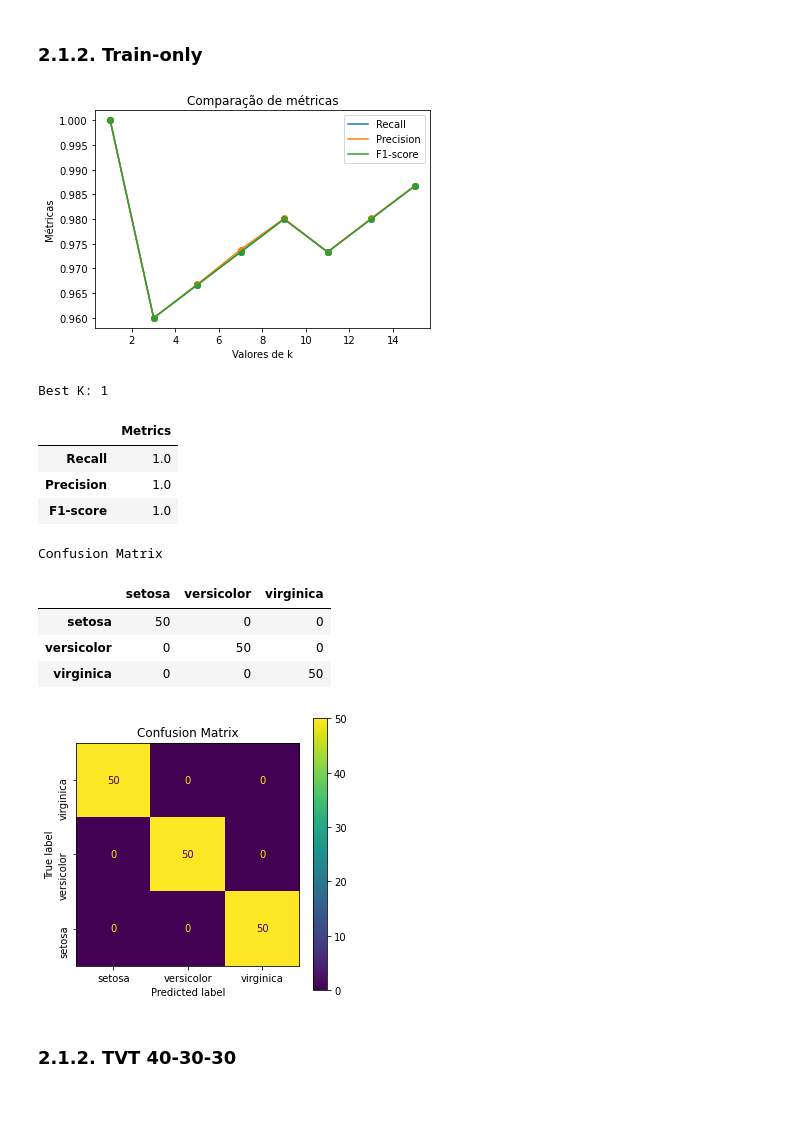
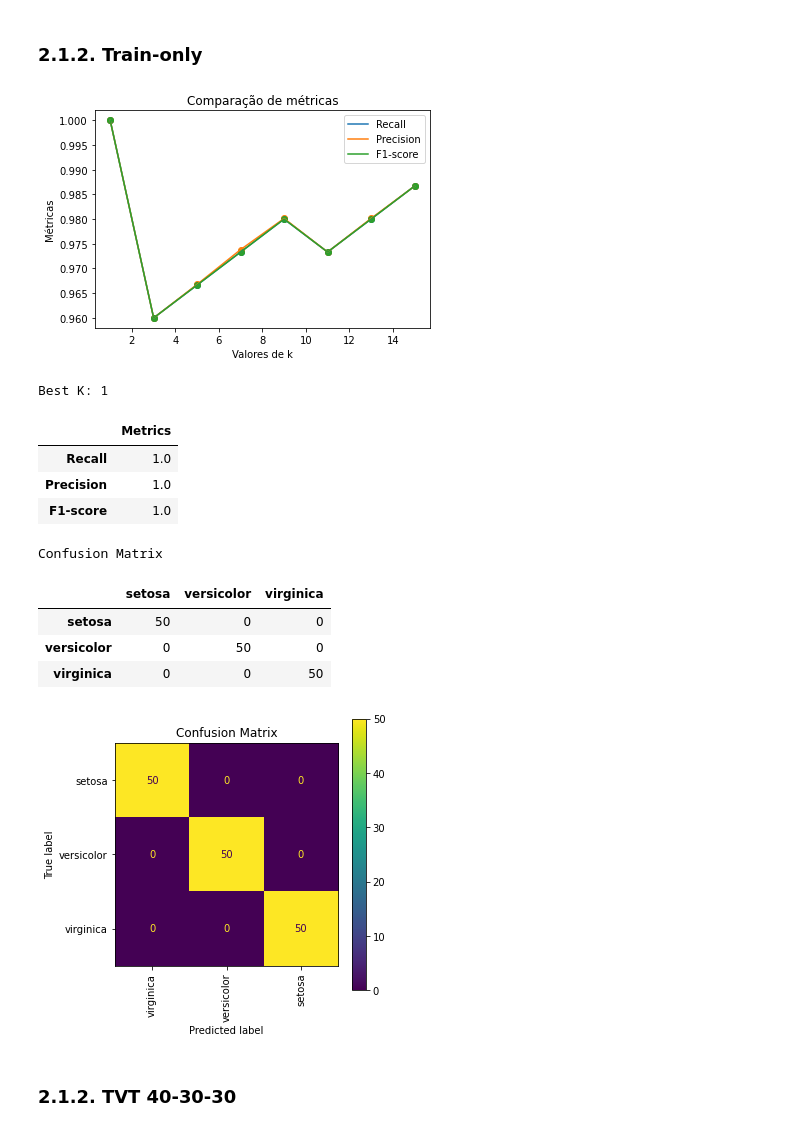
Before and after one commit to patii01/TCD-TP, a Jupyter notebook: Part_B/code/mainActivity.ipynb, the cells around one changed output. Saved outputs shown, nothing was run; the diff lists cells and outputs as text; code cells hidden in the pictures; blank space fills up the shorter version.

```diff
--- a/Part_B/code/mainActivity.ipynb
+++ b/Part_B/code/mainActivity.ipynb
@@ -178,7 +178,7 @@ def metrics(true, pred, printar = False):
 
     return [cm, rs, ps, f1]
 
-def mais_bonito(cm, rs, ps, f1, labels):
+def mais_bonito(cm, rs, ps, f1, labels, printar = True):
 
     metricsFrame = pd.DataFrame([rs, ps, f1], columns=['Metrics']).rename(index={0: 'Recall', 1: 'Precision', 2: 'F1-score'})
     display(metricsFrame)
@@ -191,7 +191,7 @@ def mais_bonito(cm, rs, ps, f1, labels):
     cmp.plot(ax=ax)
     ax.set_title("Confusion Matrix")
     ax.xaxis.set_ticklabels(labels)
-    ax.yaxis.set_ticklabels(labels[::-1], rotation=90)
+    ax.xaxis.set_ticklabels(labels[::-1], rotation=90)
     plt.show()
 
 
@@ -396,38 +394,38 @@ def plot_metricas(metr):
     plt.legend()
     plt.show()
 
-def TO_gama(x, y):
+def TO_gama(x, y, labels):
     metr = {"Neigh": [], "Recall": [], "Precision": [], "F1-score": []}
 
     new_metr = TO_212(x, y, metr)
 
     plot_metricas(new_metr)
 
     pos_k = new_metr["Recall"].index(max(new_metr["Recall"]))
     best_k = _k[pos_k]
     print("Best K: " + str(best_k))
 
     neigh = K_neighbors_classifier(x, y, best_k)
     pred = neigh.predict(x)
     true = y
     cm, rs, ps, f1 = metrics(true, pred)
 
-    mais_bonito(cm, rs, ps, f1, iris["target_names"])
+    mais_bonito(cm, rs, ps, f1, labels)
 
-TO_gama(data, target)
+TO_gama(data, target, iris["target_names"])
 # %% [output]
 [figure]
 Best K: 1
 |  | Metrics |
 | Recall | 1.0 |
 | Precision | 1.0 |
 | F1-score | 1.0 |
 Confusion Matrix
 |  | setosa | versicolor | virginica |
 | setosa | 50 | 0 | 0 |
 | versicolor | 0 | 50 | 0 |
 | virginica | 0 | 0 | 50 |
-[figure, old version]
+[figure, new version]
 # %% [markdown]
 ### 2.1.2. TVT 40-30-30
 # %%
```
Also changed, not shown: parts of 39 cells of this notebook, 4 other files.
